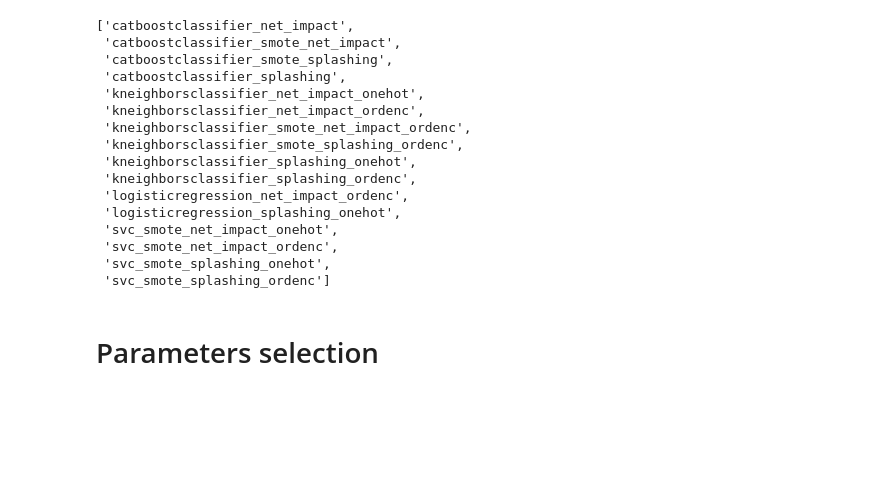
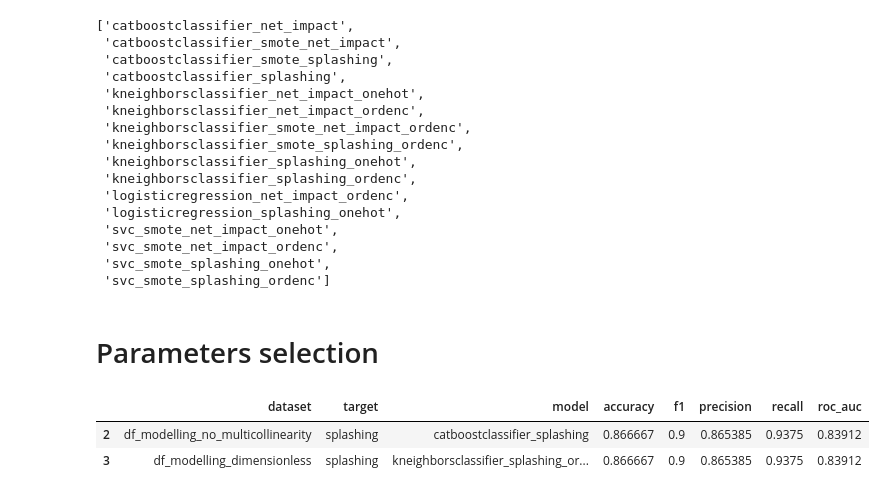
Before and after one commit to mvulf/drop-wall-impact-ml-prediction, a Jupyter notebook: notebooks/modelling_hyperparams.ipynb, the cells around one changed output. Cells and saved outputs as stored; diff of their text form; code cells hidden in the pictures; blank space fills up the shorter version.

```diff
--- a/notebooks/modelling_hyperparams.ipynb
+++ b/notebooks/modelling_hyperparams.ipynb
@@ -160,0 +86,6 @@ study = optuna.create_study(direction="maximize")
+# %%
+df_filtered.head(2)
+# %% [output]
+|  | dataset | target | model | accuracy | f1 | precision | recall | roc_auc |
+| 2 | df_modelling_no_multicollinearity | splashing | catboostclassifier_splashing | 0.866667 | 0.9 | 0.865385 | 0.9375 | 0.83912 |
+| 3 | df_modelling_dimensionless | splashing | kneighborsclassifier_splashing_or... | 0.866667 | 0.9 | 0.865385 | 0.9375 | 0.83912 |
```
Also changed, not shown: parts of 8 cells of this notebook, 11 other files.
